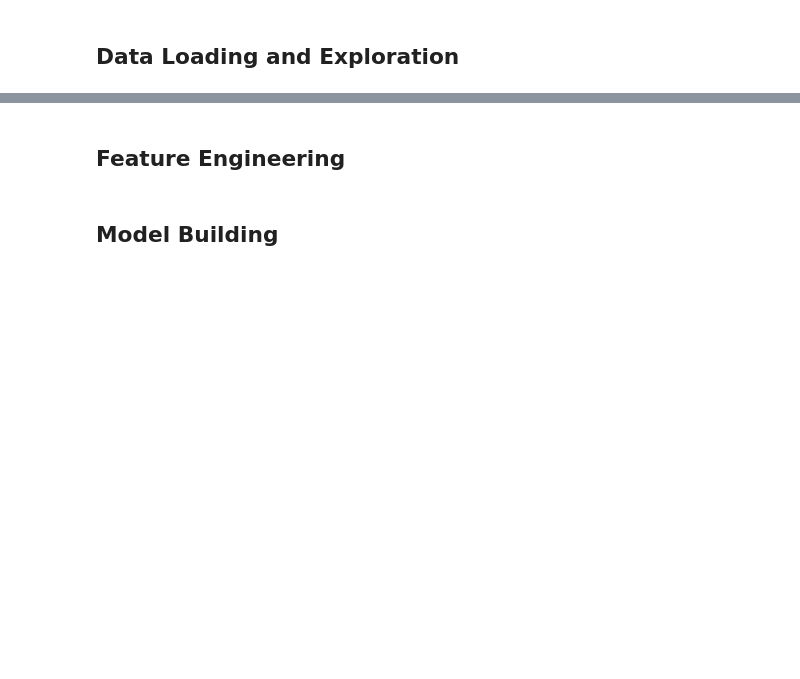
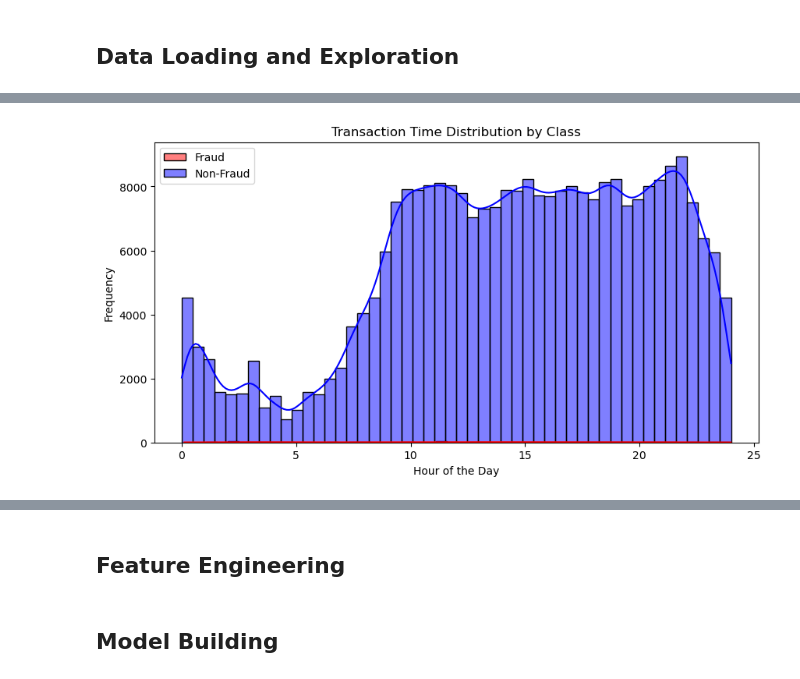
Before and after one commit to LiangqunLu/data_science_practice, a Jupyter notebook: Kaggle/credit_card_fraud.ipynb, the cells around one changed output, grey strips where cells are left out. Cells and saved outputs as stored; diff of their text form; code cells hidden in the pictures; blank space fills up the shorter version.

```diff
--- a/Kaggle/credit_card_fraud.ipynb
+++ b/Kaggle/credit_card_fraud.ipynb
@@ -23,0 +110,12 @@ pd.set_option('display.max_columns', None)
+# %%
+# Analyzing the distribution of transaction times for both fraud and non-fraud transactions
+plt.figure(figsize=(10, 5))
+sns.histplot(data[data['Class'] == 1]['Hour'], bins=50, color='red', kde=True, label='Fraud')
+sns.histplot(data[data['Class'] == 0]['Hour'], bins=50, color='blue', kde=True, label='Non-Fraud')
+plt.title('Transaction Time Distribution by Class')
+plt.xlabel('Hour of the Day')
+plt.ylabel('Frequency')
+plt.legend()
+plt.show()
+# %% [output]
+[figure, added]
```
Also changed, not shown: parts of 32 cells of this notebook, 3 other files.
